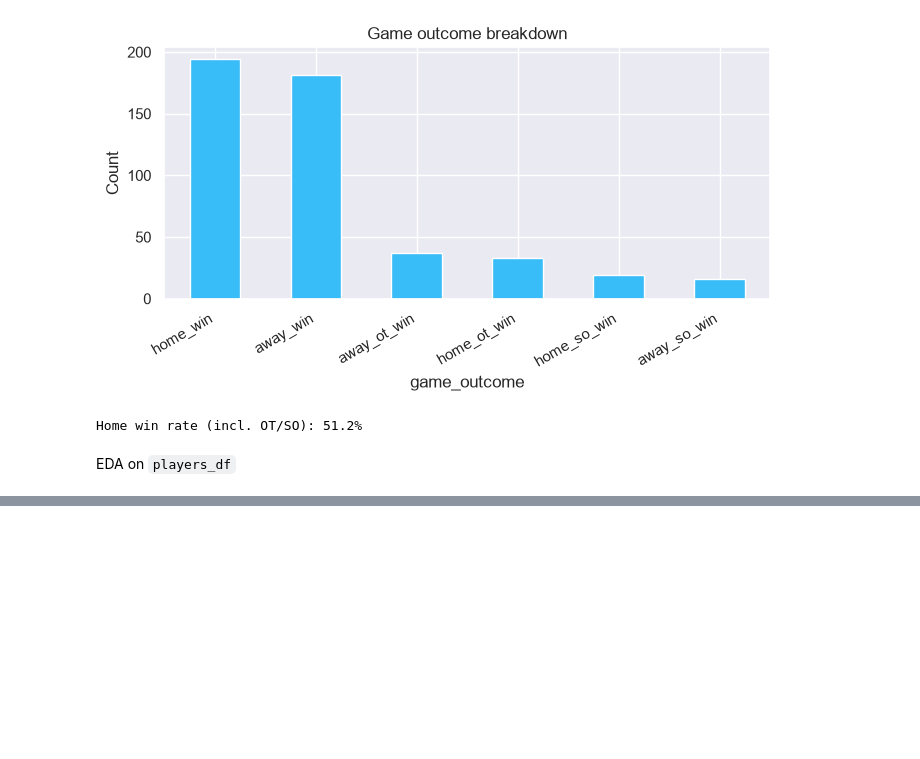
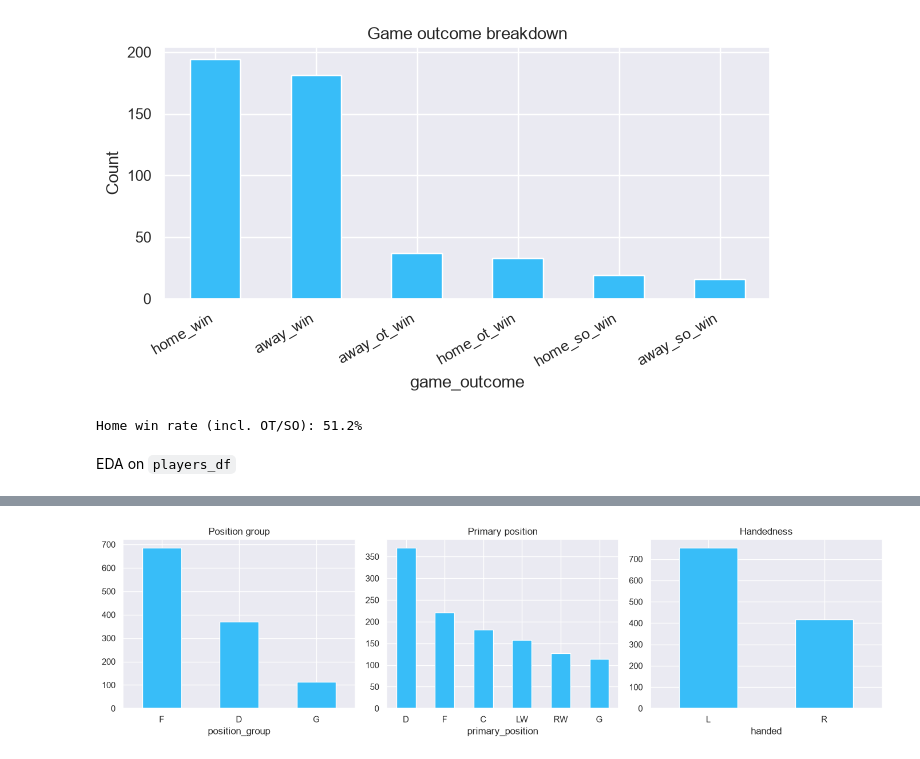
Before and after one commit to Nick3429/halo-forecheck-speed, a Jupyter notebook: eda.ipynb, the cells around one changed output, grey strips where cells are left out. Drawn from its saved outputs; the diff is of its cells as text; code cells hidden in the pictures; blank space fills up the shorter version.

```diff
--- a/eda.ipynb
+++ b/eda.ipynb
@@ -128,3 +128,8 @@ print(f"Home win rate (incl. OT/SO): {home_win_rate:.1%}")
 Home win rate (incl. OT/SO): 51.2%
 # %% [markdown]
 EDA on `players_df`
+# %%
+players_df = pd.read_parquet(f"{DATA}/players.parquet")
+print(players_df.shape)
+print(players_df.dtypes)
+players_df.head()
@@ -130,0 +167,18 @@ EDA on `players_df`
+# %%
+fig, axes = plt.subplots(1, 3, figsize=(14, 4))
+
+players_df["position_group"].value_counts().plot(kind="bar", ax=axes[0], color="#38bdf8")
+axes[0].set_title("Position group")
+
+players_df["primary_position"].value_counts().plot(kind="bar", ax=axes[1], color="#38bdf8")
+axes[1].set_title("Primary position")
+
+players_df["handed"].value_counts().plot(kind="bar", ax=axes[2], color="#38bdf8")
+axes[2].set_title("Handedness")
+
+for ax in axes:
+    ax.tick_params(axis="x", rotation=0)
+plt.tight_layout()
+plt.show()
+# %% [output]
+[figure, added]
```
Also changed, not shown: parts of 5 cells of this notebook.
